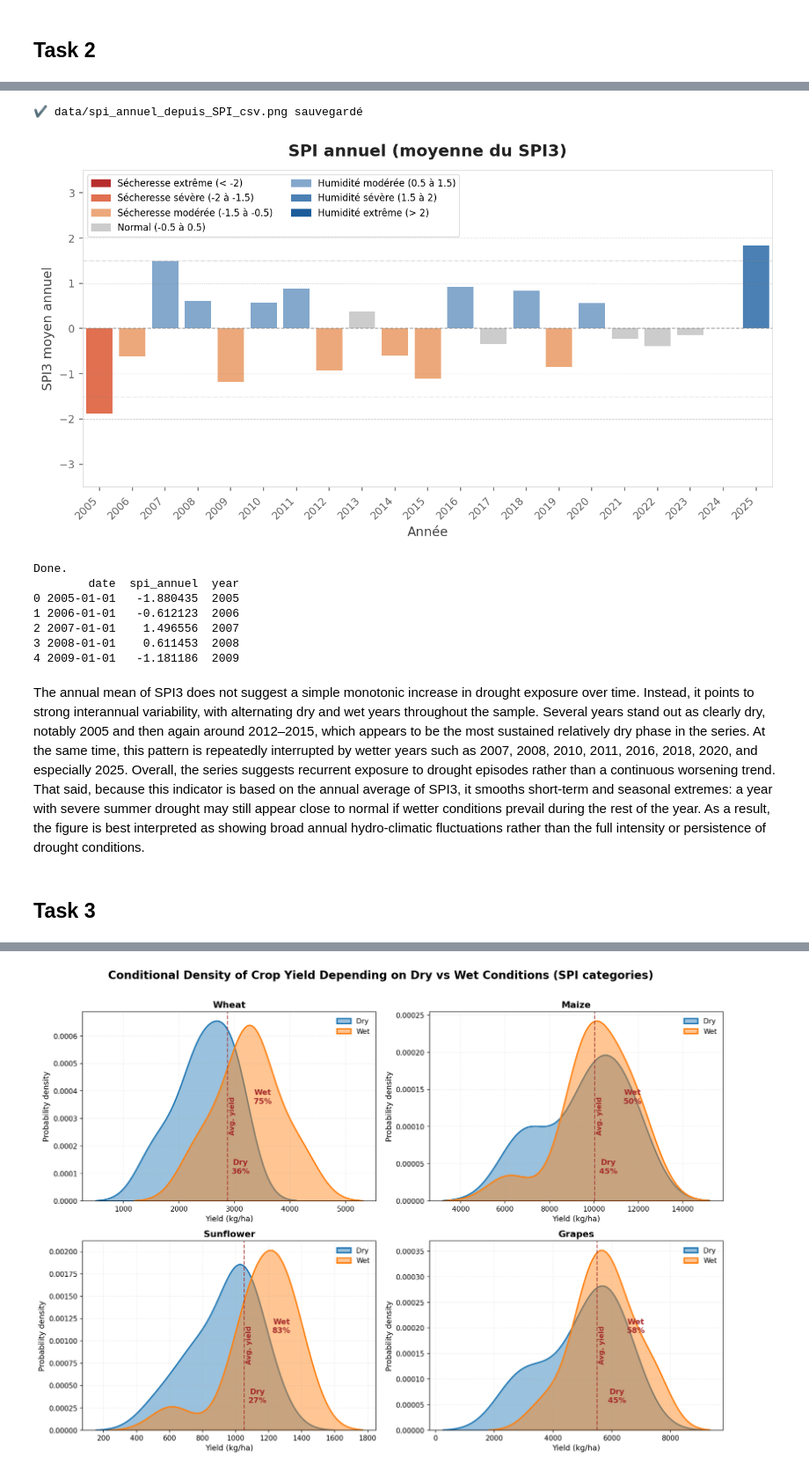
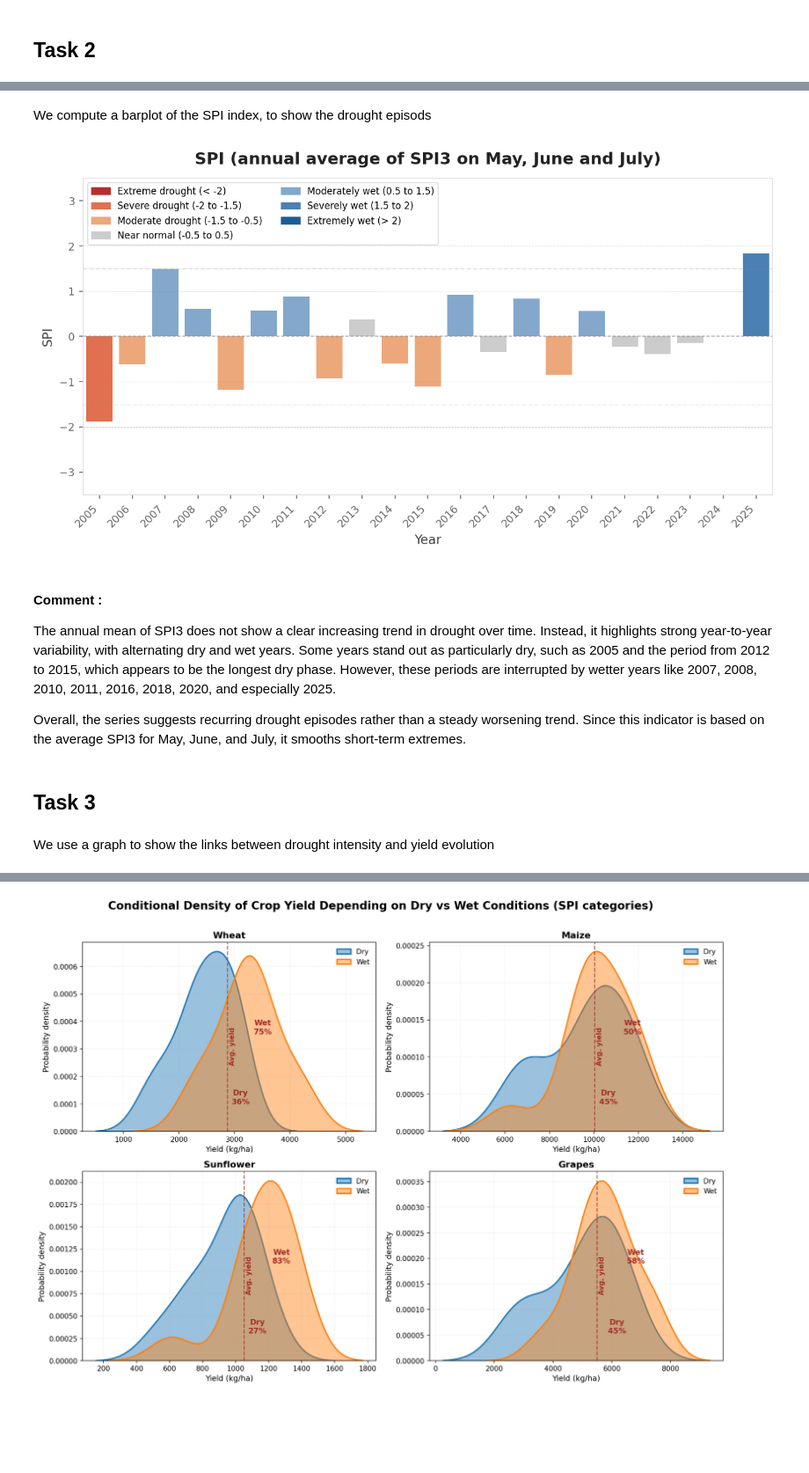
Before and after one commit to lochardi/GreenFinance, a Jupyter notebook: main.ipynb, the cells around one changed output, grey strips where cells are left out. Shown at 88% size. Drawn from its saved outputs; the diff is of its cells as text; code cells hidden in the pictures; blank space fills up the shorter version.

```diff
--- a/main.ipynb
+++ b/main.ipynb
@@ -262,3 +195,5 @@ On prend comme treshold -0.5 pour rester cohérent avec l'article Probabilistic
+# %% [markdown]
+We compute a barplot of the SPI index, to show the drought episods
 # %%
 """
 Visualisation du SPI annuel à partir de data/SPI.csv
@@ -280,13 +215,13 @@ DPI = 150
 BINS = [-np.inf, -2.0, -1.5, -0.5, 0.5, 1.5, 2.0, np.inf]
 COLORS = ["#B72D2D", "#E07050", "#ECA87A", "#CCCCCC", "#83A8CC", "#4A80B4", "#1B5C99"]
 LABELS = [
-    "Sécheresse extrême (< -2)",
-    "Sécheresse sévère (-2 à -1.5)",
-    "Sécheresse modérée (-1.5 à -0.5)",
-    "Normal (-0.5 à 0.5)",
-    "Humidité modérée (0.5 à 1.5)",
-    "Humidité sévère (1.5 à 2)",
-    "Humidité extrême (> 2)",
+    "Extreme drought (< -2)",
+    "Severe drought (-2 to -1.5)",
+    "Moderate drought (-1.5 to -0.5)",
+    "Near normal (-0.5 to 0.5)",
+    "Moderately wet (0.5 to 1.5)",
+    "Severely wet (1.5 to 2)",
+    "Extremely wet (> 2)",
 ]
 
 def couleur_spi(valeur):
@@ -318,55 +253,47 @@ ax.set_facecolor("white")
 
 colors_a = [couleur_spi(v) for v in df_a["spi_annuel"]]
 ax.bar(df_a["year"], df_a["spi_annuel"], color=colors_a, width=0.8, linewidth=0)
 
 # Ligne zéro + seuils
 ax.axhline(0, color="#888888", linewidth=0.8, linestyle="--", alpha=0.7)
 for seuil, ls in [(-1, ":"), (-1.5, "-."), (-2, "--"), (1, ":"), (1.5, "-."), (2, "--")]:
     ax.axhline(seuil, color="#888888", linewidth=0.5, linestyle=ls, alpha=0.4)
 
 ax.set_xlim(df_a["year"].min() - 0.5, df_a["year"].max() + 0.5)
 ax.set_ylim(-3.5, 3.5)
 ax.set_xticks(df_a["year"])
 ax.set_xticklabels(df_a["year"], rotation=45, ha="right", fontsize=8)
-ax.set_xlabel("Année", fontsize=11, color="#444")
-ax.set_ylabel("SPI3 moyen annuel", fontsize=11, color="#444")
-ax.set_title("SPI annuel (moyenne du SPI3)", fontsize=14, fontweight="bold", pad=12, color="#222")
+ax.set_xlabel("Year", fontsize=11, color="#444")
+ax.set_ylabel("SPI", fontsize=11, color="#444")
+ax.set_title("SPI (annual average of SPI3 on May, June and July)", fontsize=14, fontweight="bold", pad=12, color="#222")
 
 ax.tick_params(colors="#666", labelsize=9)
 for spine in ax.spines.values():
     spine.set_edgecolor("#dddddd")
 
 patches = [mpatches.Patch(color=c, label=l) for c, l in zip(COLORS, LABELS)]
 ax.legend(
     handles=patches,
     loc="upper left",
     fontsize=8,
     framealpha=0.9,
     edgecolor="#dddddd",
     ncol=2,
 )
 
 plt.tight_layout()
-plt.savefig("data/spi_annuel_depuis_SPI_csv.png", dpi=DPI, bbox_inches="tight")
-print("✔ data/spi_annuel_depuis_SPI_csv.png sauvegardé")
-plt.show()
-
-print("\nDone.")
-print(df_a.head())
 # %% [output]
-✔ data/spi_annuel_depuis_SPI_csv.png sauvegardé
-[figure, old version]
+[figure, new version]
-Done.
-        date  spi_annuel  year
-0 2005-01-01   -1.880435  2005
-1 2006-01-01   -0.612123  2006
-2 2007-01-01    1.496556  2007
-3 2008-01-01    0.611453  2008
-4 2009-01-01   -1.181186  2009
 # %% [markdown]
-The annual mean of SPI3 does not suggest a simple monotonic increase in drought exposure over time. Instead, it points to strong interannual variability, with alternating dry and wet years throughout the sample. Several years stand out as clearly dry, notably 2005 and then again around 2012–2015, which appears to be the most sustained relatively dry phase in the series. At the same time, this pattern is repeatedly interrupted by wetter years such as 2007, 2008, 2010, 2011, 2016, 2018, 2020, and especially 2025. Overall, the series suggests recurrent exposure to drought episodes rather than a continuous worsening trend. That said, because this indicator is based on the annual average of SPI3, it smooths short-term and seasonal extremes: a year with severe summer drought may still appear close to normal if wetter conditions prevail during the rest of the year. As a result, the figure is best interpreted as showing broad annual hydro-climatic fluctuations rather than the full intensity or persistence of drought conditions.
+#### Comment :
+The annual mean of SPI3 does not show a clear increasing trend in drought over time. Instead, it highlights strong year-to-year variability, with alternating dry and wet years. Some years stand out as particularly dry, such as 2005 and the period from 2012 to 2015, which appears to be the longest dry phase. However, these periods are interrupted by wetter years like 2007, 2008, 2010, 2011, 2016, 2018, 2020, and especially 2025.
+
+Overall, the series suggests recurring drought episodes rather than a steady worsening trend.
+Since this indicator is based on the average SPI3 for May, June, and July, it smooths short-term extremes.
 # %% [markdown]
 ## Task 3
+# %% [markdown]
+We use a graph to show the links between drought intensity and yield evolution
 # %%
 crops_left = {
     "Grapes": grapes,
```
Also changed, not shown: parts of 82 cells of this notebook, 4 other files.
